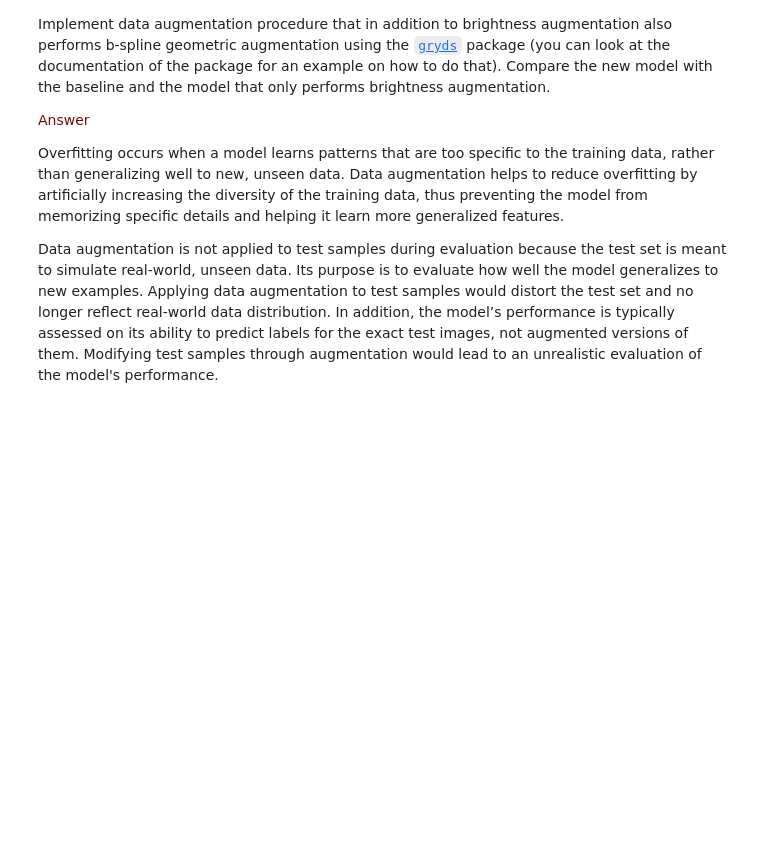
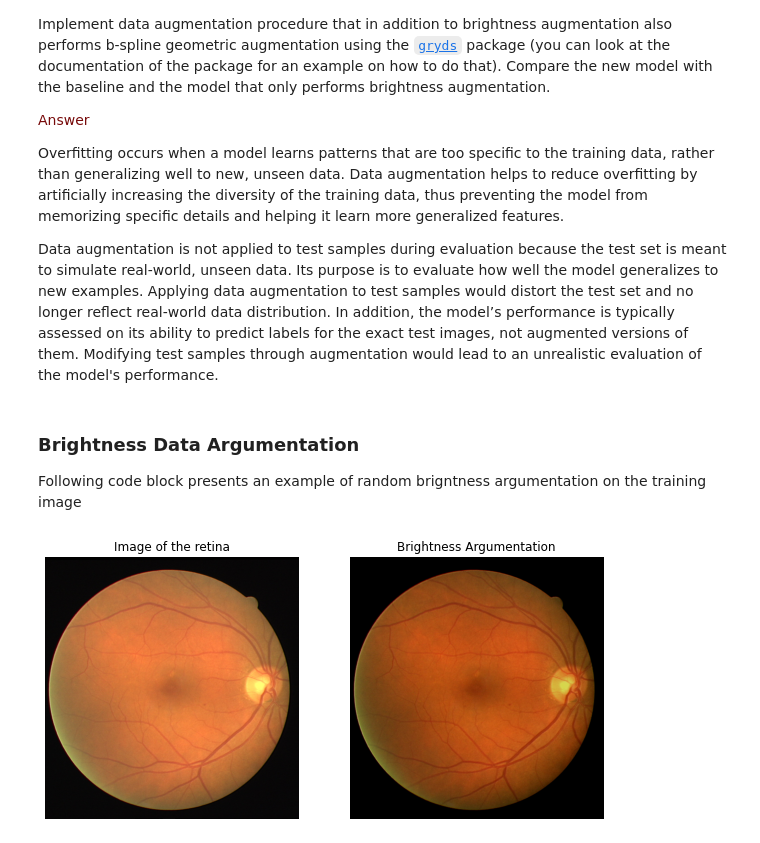
Before and after one commit to Oovian/8dm50-machine-learning, a Jupyter notebook: practicals/week_4.ipynb, the cells around one changed output. Cells and saved outputs as stored; diff of their text form; code cells hidden in the pictures; blank space fills up the shorter version.

```diff
--- a/practicals/week_4.ipynb
+++ b/practicals/week_4.ipynb
@@ -658,3 +419,24 @@ Implement data augmentation procedure that in addition to brightness augmentatio
 Overfitting occurs when a model learns patterns that are too specific to the training data, rather than generalizing well to new, unseen data. Data augmentation helps to reduce overfitting by artificially increasing the diversity of the training data, thus preventing the model from memorizing specific details and helping it learn more generalized features.
 
 Data augmentation is not applied to test samples during evaluation because the test set is meant to simulate real-world, unseen data. Its purpose is to evaluate how well the model generalizes to new examples. Applying data augmentation to test samples would distort the test set and no longer reflect real-world data distribution. In addition, the model’s performance is typically assessed on its ability to predict labels for the exact test images, not augmented versions of them. Modifying test samples through augmentation would lead to an unrealistic evaluation of the model's performance.
+# %% [markdown]
+### Brightness Data Argumentation
+Following code block presents an example of random brigntness argumentation on the training image
+# %%
+from unet_utils import random_brightness
+transformed = random_brightness(train_images[0], brightness_range=(-0.25, 0.25))
+plt.figure(figsize=(10, 8))
+
+plt.subplot(1, 2, 1)
+plt.title("Image of the retina")
+plt.axis('off')
+plt.imshow(train_images[0])
+
+plt.subplot(1, 2, 2)
+plt.title("Brightness Argumentation")
+plt.axis('off')
+plt.imshow(transformed)
+
+plt.show()
+# %% [output]
+[figure, added]
```
Also changed, not shown: parts of 17 cells of this notebook.
